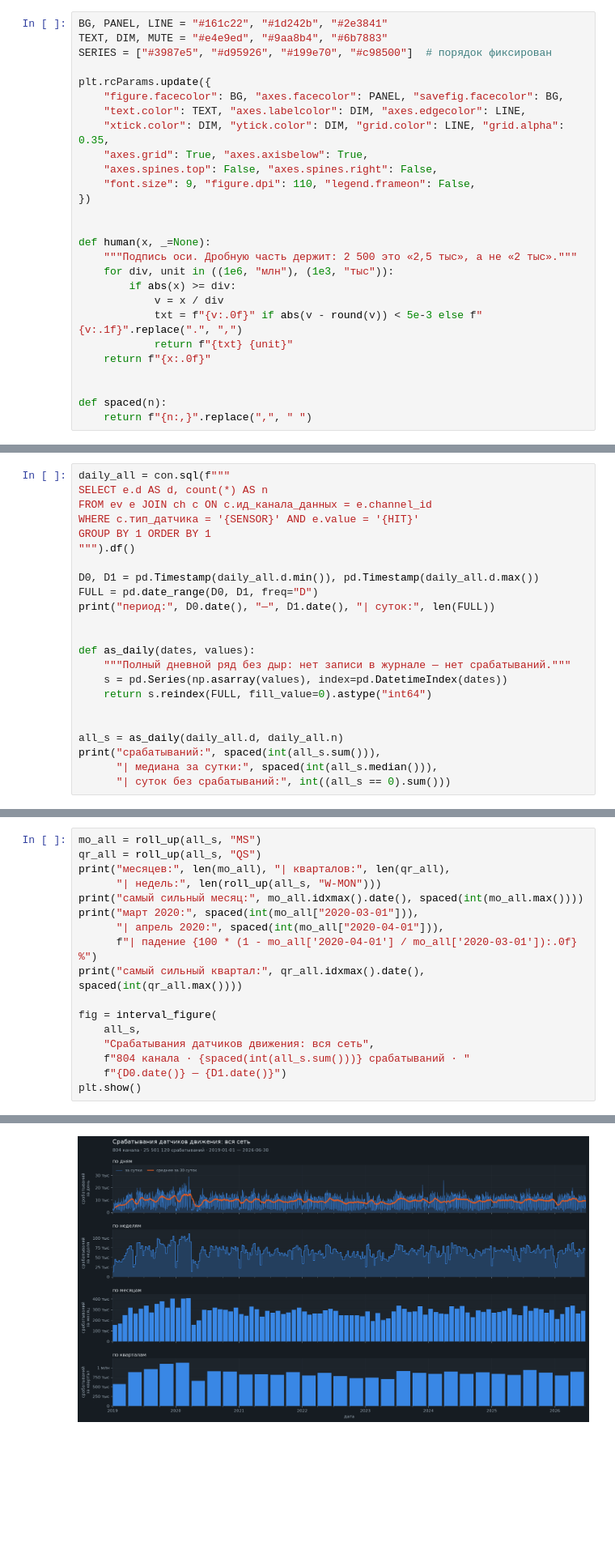
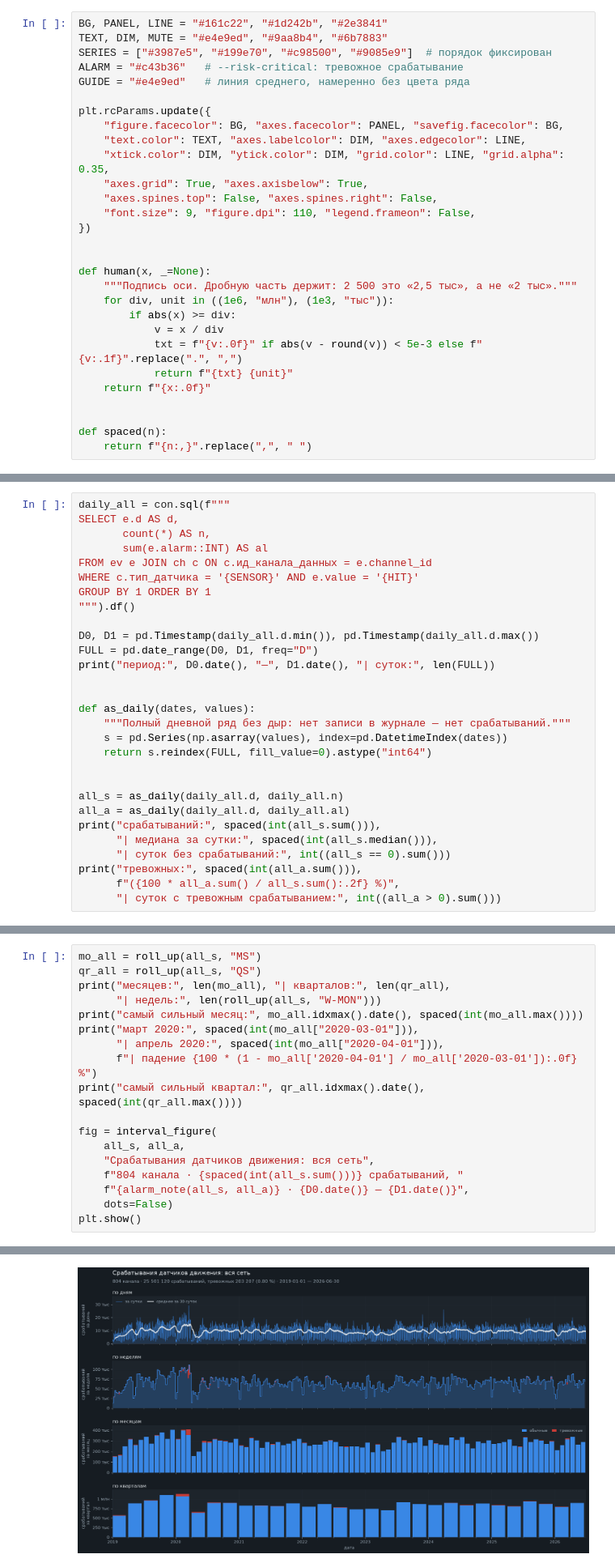
Before and after one commit to IIshikiII/LCT2026, a Jupyter notebook: notebooks/02-motion-timeline.ipynb, the cells around one changed output, grey strips where cells are left out. Shown at 81% size. Saved outputs shown, nothing was run; the diff lists cells and outputs as text; blank space fills up the shorter version.

```diff
--- a/notebooks/02-motion-timeline.ipynb
+++ b/notebooks/02-motion-timeline.ipynb
@@ -71,7 +87,9 @@ print("каналов этого типа:", con.sql(
 # %%
 BG, PANEL, LINE = "#161c22", "#1d242b", "#2e3841"
 TEXT, DIM, MUTE = "#e4e9ed", "#9aa8b4", "#6b7883"
-SERIES = ["#3987e5", "#d95926", "#199e70", "#c98500"]  # порядок фиксирован
+SERIES = ["#3987e5", "#199e70", "#c98500", "#9085e9"]  # порядок фиксирован
+ALARM = "#c43b36"   # --risk-critical: тревожное срабатывание
+GUIDE = "#e4e9ed"   # линия среднего, намеренно без цвета ряда
 
 plt.rcParams.update({
     "figure.facecolor": BG, "axes.facecolor": PANEL, "savefig.facecolor": BG,
@@ -149,6 +168,8 @@ print("из них с признаком «тревожное»:", spaced(hits_a
 # %%
 daily_all = con.sql(f"""
-SELECT e.d AS d, count(*) AS n
+SELECT e.d AS d,
+       count(*) AS n,
+       sum(e.alarm::INT) AS al
 FROM ev e JOIN ch c ON c.ид_канала_данных = e.channel_id
 WHERE c.тип_датчика = '{SENSOR}' AND e.value = '{HIT}'
 GROUP BY 1 ORDER BY 1
@@ -166,9 +187,13 @@ def as_daily(dates, values):
 
 
 all_s = as_daily(daily_all.d, daily_all.n)
+all_a = as_daily(daily_all.d, daily_all.al)
 print("срабатываний:", spaced(int(all_s.sum())),
       "| медиана за сутки:", spaced(int(all_s.median())),
       "| суток без срабатываний:", int((all_s == 0).sum()))
+print("тревожных:", spaced(int(all_a.sum())),
+      f"({100 * all_a.sum() / all_s.sum():.2f} %)",
+      "| суток с тревожным срабатыванием:", int((all_a > 0).sum()))
 # %% [output]
 период: 2019-01-01 — 2026-06-30 | суток: 2738
 срабатываний: 25 501 120 | медиана за сутки: 10 570 | суток без срабатываний: 4
@@ -270,26 +330,27 @@ def interval_figure(s, head, sub, color=SERIES[0]):
 # %%
 mo_all = roll_up(all_s, "MS")
 qr_all = roll_up(all_s, "QS")
 print("месяцев:", len(mo_all), "| кварталов:", len(qr_all),
       "| недель:", len(roll_up(all_s, "W-MON")))
 print("самый сильный месяц:", mo_all.idxmax().date(), spaced(int(mo_all.max())))
 print("март 2020:", spaced(int(mo_all["2020-03-01"])),
       "| апрель 2020:", spaced(int(mo_all["2020-04-01"])),
       f"| падение {100 * (1 - mo_all['2020-04-01'] / mo_all['2020-03-01']):.0f} %")
 print("самый сильный квартал:", qr_all.idxmax().date(), spaced(int(qr_all.max())))
 
 fig = interval_figure(
-    all_s,
+    all_s, all_a,
     "Срабатывания датчиков движения: вся сеть",
-    f"804 канала · {spaced(int(all_s.sum()))} срабатываний · "
-    f"{D0.date()} — {D1.date()}")
+    f"804 канала · {spaced(int(all_s.sum()))} срабатываний, "
+    f"{alarm_note(all_s, all_a)} · {D0.date()} — {D1.date()}",
+    dots=False)
 plt.show()
 # %% [output]
 месяцев: 90 | кварталов: 30 | недель: 391
 самый сильный месяц: 2020-03-01 407 231
 март 2020: 407 231 | апрель 2020: 158 503 | падение 61 %
 самый сильный квартал: 2020-01-01 1 131 288
-[figure, old version]
+[figure, new version]
 # %% [markdown]
 Что видно.
 
```
Also changed, not shown: parts of 30 cells of this notebook.
